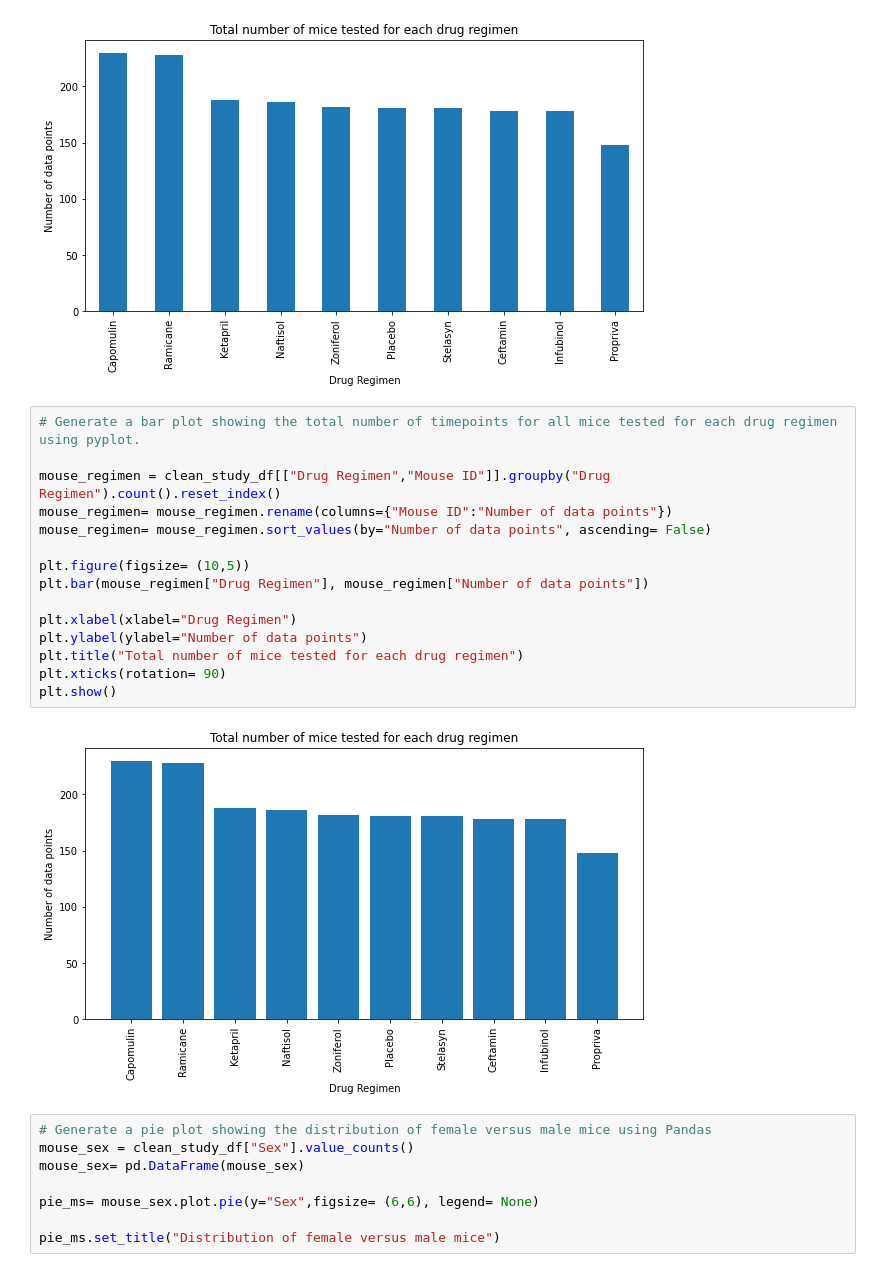
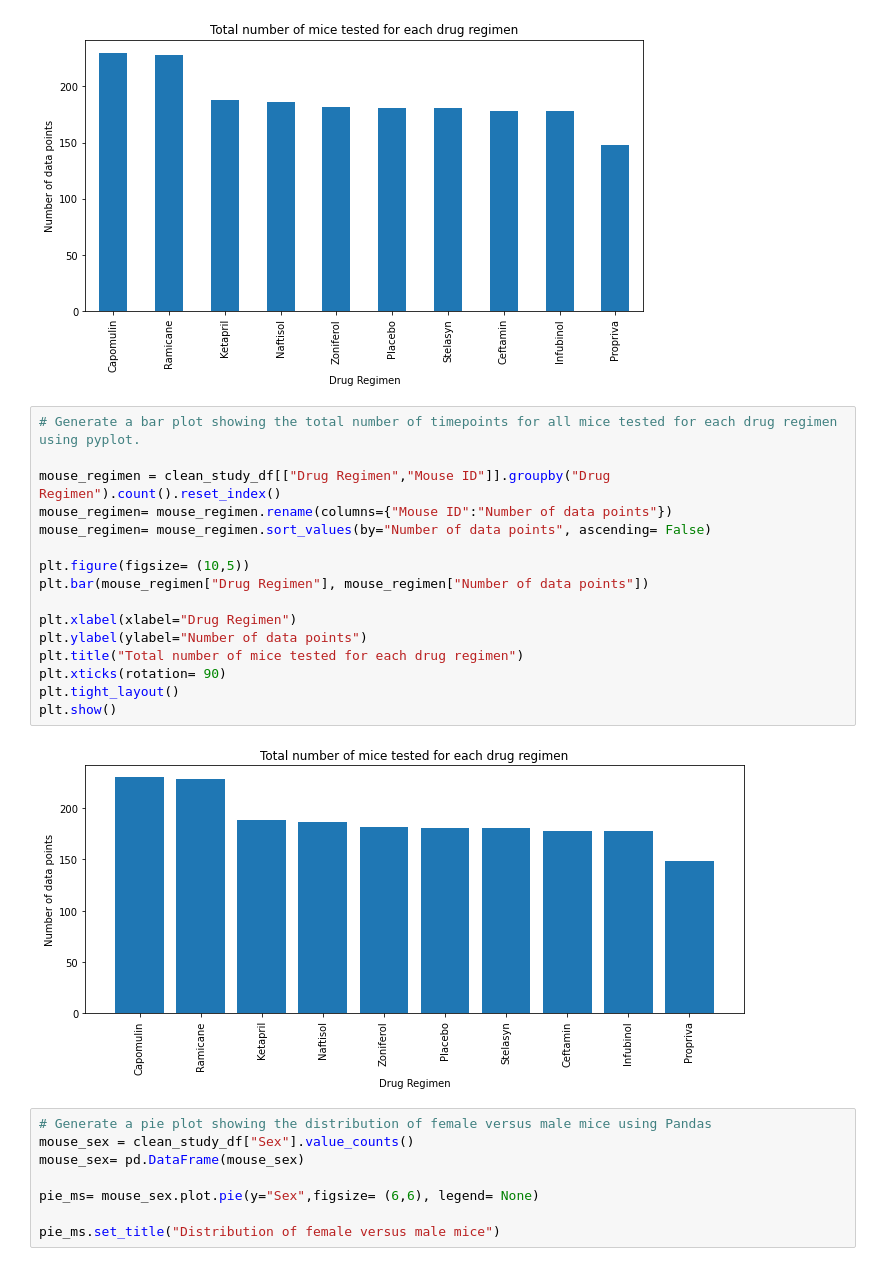
Before and after one commit to gnzamudio/Matplotlib-challenge, a Jupyter notebook: pymaceuticals_starter.ipynb, the cells around one changed output. Cells and saved outputs as stored; diff of their text form.

```diff
--- a/pymaceuticals_starter.ipynb
+++ b/pymaceuticals_starter.ipynb
@@ -170,20 +171,21 @@ Text(0.5, 1.0, 'Total number of mice tested for each drug regimen')
 # %%
 # Generate a bar plot showing the total number of timepoints for all mice tested for each drug regimen using pyplot.
 
 mouse_regimen = clean_study_df[["Drug Regimen","Mouse ID"]].groupby("Drug Regimen").count().reset_index()
 mouse_regimen= mouse_regimen.rename(columns={"Mouse ID":"Number of data points"})
 mouse_regimen= mouse_regimen.sort_values(by="Number of data points", ascending= False)
 
 plt.figure(figsize= (10,5))
 plt.bar(mouse_regimen["Drug Regimen"], mouse_regimen["Number of data points"])
 
 plt.xlabel(xlabel="Drug Regimen")
 plt.ylabel(ylabel="Number of data points")
 plt.title("Total number of mice tested for each drug regimen")
 plt.xticks(rotation= 90)
+plt.tight_layout()
 plt.show()
 # %% [output]
-[figure, old version]
+[figure, new version]
 # %%
 # Generate a pie plot showing the distribution of female versus male mice using Pandas
 mouse_sex = clean_study_df["Sex"].value_counts()
```
Also changed, not shown: parts of 8 cells of this notebook, 2 other files.
